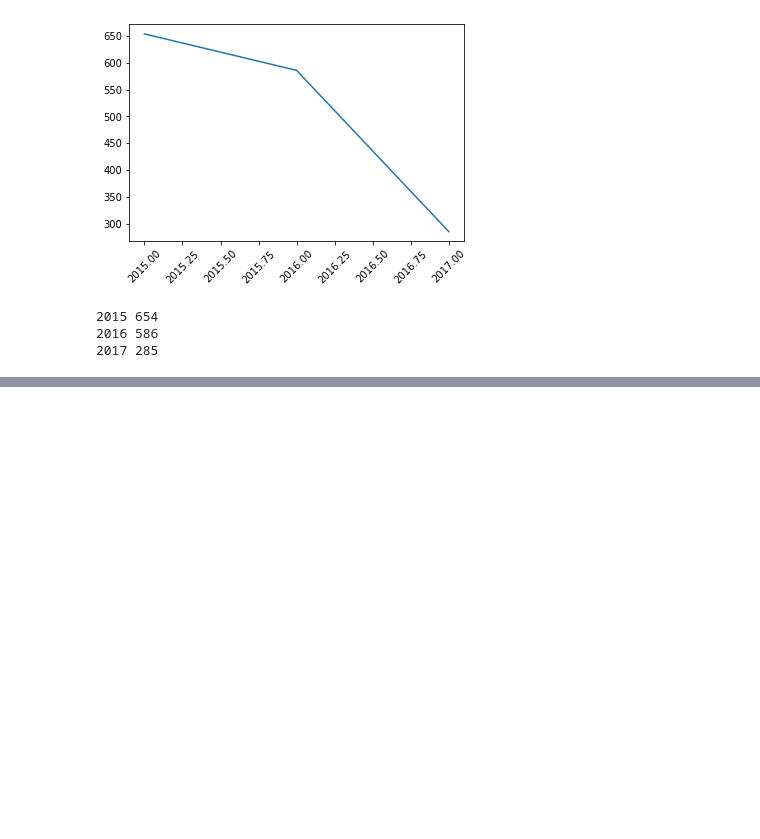
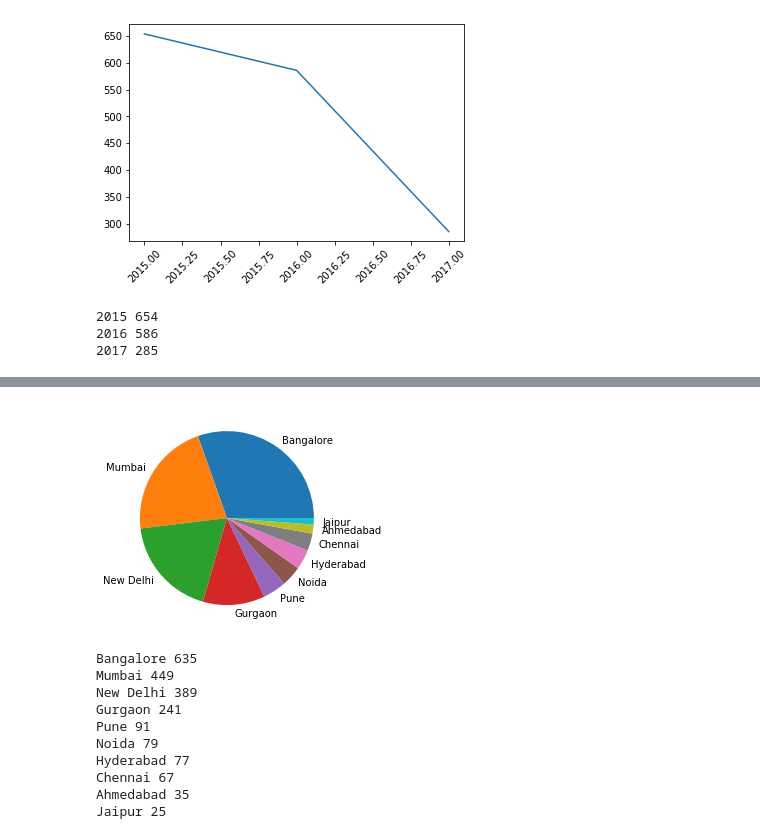
Before and after one commit to pradnyesh45/Case-Study-on-Indian-Startups, a Jupyter notebook: Case study Part-1.ipynb, the cells around one changed output, grey strips where cells are left out. Saved outputs shown, nothing was run; the diff lists cells and outputs as text; code cells hidden in the pictures; blank space fills up the shorter version.

```diff
--- a/Case study Part-1.ipynb
+++ b/Case study Part-1.ipynb
@@ -141,0 +183,48 @@ for i in mapping:
+# %%
+with open('./startup_funding.csv') as file_obj:
+    file_data = csv.DictReader(file_obj, skipinitialspace = True)
+    city = []
+    for row in file_data:
+        city.append(row['CityLocation'])
+    np_city = np.array(city)
+    np_city = np_city[np_city != '']
+    for i in range(len(np_city)):
+        if 'bangalore'  in np_city[i]:
+            np_city[i] = 'Bangalore'
+        if (np_city[i] == 'Delhi'):
+            np_city[i] = 'New Delhi'
+    for i in range(len(np_city)):
+        np_city[i] = np_city[i].split('/')[0].strip()
+    dictionary = {}
+    for i in range(len(np_city)):
+        if np_city[i] in dictionary.keys():
+            dictionary[np_city[i]] += 1
+        else:
+            dictionary[np_city[i]] = 1
+    xaxis = []
+    yaxis = []
+    for i in dictionary.keys():
+        xaxis.append(i)
+        yaxis.append(dictionary[i])
+    np_xaxis = np.array(xaxis)
+    np_yaxis = np.array(yaxis)
+    np_xaxis = np_xaxis[np.argsort(np_yaxis)]
+    np_yaxis = np.sort(np_yaxis)
+    np_xaxis = np_xaxis[len(np_xaxis) - 1 : len(np_xaxis) - 1 - 10 : -1]
+    np_yaxis = np_yaxis[len(np_yaxis) - 1 : len(np_yaxis) - 1 - 10 : -1]
+    plt.pie(np_yaxis, labels = np_xaxis)
+    plt.show()
+    for i in range(len(np_xaxis)):
+        print(np_xaxis[i], np_yaxis[i])
+# %% [output]
+[figure, added]
+Bangalore 635
+Mumbai 449
+New Delhi 389
+Gurgaon 241
+Pune 91
+Noida 79
+Hyderabad 77
+Chennai 67
+Ahmedabad 35
+Jaipur 25
```
Also changed, not shown: parts of 7 cells of this notebook.
